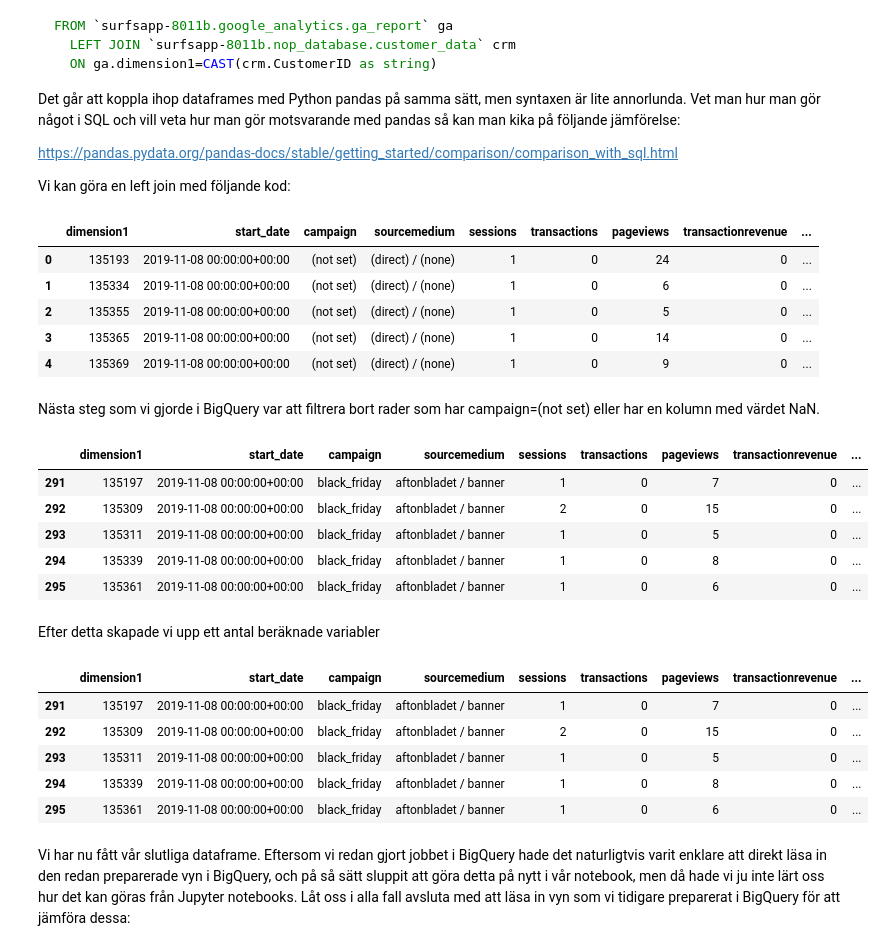
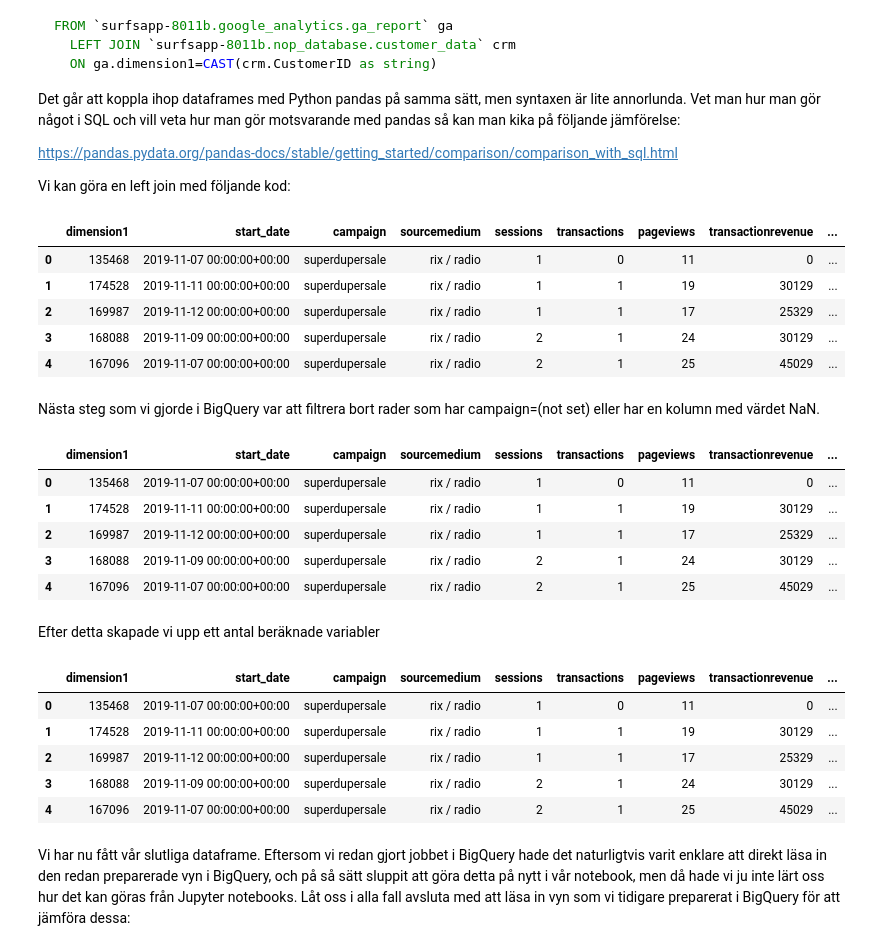
Before and after one commit to hornstein/multichannel-analytics, a Jupyter notebook: introduktion.ipynb, the cells around one changed output. Drawn from its saved outputs; the diff is of its cells as text; code cells hidden in the pictures.

```diff
--- a/introduktion.ipynb
+++ b/introduktion.ipynb
@@ -174,46 +174,43 @@ https://pandas.pydata.org/pandas-docs/stable/getting_started/comparison/comparis
 
 Vi kan göra en left join med följande kod:
 # %%
-combined_df = pd.merge(ga_report, customer_data.rename(columns={'CustomerID': 'dimension1'}), on='dimension1', how='left')
+combined_df = pd.merge(ga_report, customer_data, left_on='dimension1', right_on='CustomerID', how='left')
 combined_df.head()
 # %% [output]
 |  | dimension1 | start_date | campaign | sourcemedium | sessions | transactions | pageviews | transactionrevenue | ... |
-| 0 | 135193 | 2019-11-08 00:00:00+00:00 | (not set) | (direct) / (none) | 1 | 0 | 24 | 0 | ... |
-| 1 | 135334 | 2019-11-08 00:00:00+00:00 | (not set) | (direct) / (none) | 1 | 0 | 6 | 0 | ... |
-| 2 | 135355 | 2019-11-08 00:00:00+00:00 | (not set) | (direct) / (none) | 1 | 0 | 5 | 0 | ... |
-| 3 | 135365 | 2019-11-08 00:00:00+00:00 | (not set) | (direct) / (none) | 1 | 0 | 14 | 0 | ... |
-| 4 | 135369 | 2019-11-08 00:00:00+00:00 | (not set) | (direct) / (none) | 1 | 0 | 9 | 0 | ... |
+| 0 | 135468 | 2019-11-07 00:00:00+00:00 | superdupersale | rix / radio | 1 | 0 | 11 | 0 | ... |
+| 1 | 174528 | 2019-11-11 00:00:00+00:00 | superdupersale | rix / radio | 1 | 1 | 19 | 30129 | ... |
+| 2 | 169987 | 2019-11-12 00:00:00+00:00 | superdupersale | rix / radio | 1 | 1 | 17 | 25329 | ... |
+| 3 | 168088 | 2019-11-09 00:00:00+00:00 | superdupersale | rix / radio | 2 | 1 | 24 | 30129 | ... |
+| 4 | 167096 | 2019-11-07 00:00:00+00:00 | superdupersale | rix / radio | 2 | 1 | 25 | 45029 | ... |
 # %% [markdown]
 Nästa steg som vi gjorde i BigQuery var att filtrera bort rader som har campaign=(not set) eller har en kolumn med värdet NaN.
 # %%
-import numpy as np
-
-combined_df = combined_df.drop(combined_df[(combined_df.campaign == '(not set)')].index)
-combined_df = combined_df.replace(to_replace='None', value=np.nan).dropna()
-combined_df.dropna()
+combined_df = combined_df[combined_df['campaign'] != '(not set)']
+combined_df = combined_df[combined_df['ZipPostalCode'].notna()]
 combined_df.head()
 # %% [output]
 |  | dimension1 | start_date | campaign | sourcemedium | sessions | transactions | pageviews | transactionrevenue | ... |
-| 291 | 135197 | 2019-11-08 00:00:00+00:00 | black_friday | aftonbladet / banner | 1 | 0 | 7 | 0 | ... |
-| 292 | 135309 | 2019-11-08 00:00:00+00:00 | black_friday | aftonbladet / banner | 2 | 0 | 15 | 0 | ... |
-| 293 | 135311 | 2019-11-08 00:00:00+00:00 | black_friday | aftonbladet / banner | 1 | 0 | 5 | 0 | ... |
-| 294 | 135339 | 2019-11-08 00:00:00+00:00 | black_friday | aftonbladet / banner | 1 | 0 | 8 | 0 | ... |
-| 295 | 135361 | 2019-11-08 00:00:00+00:00 | black_friday | aftonbladet / banner | 1 | 0 | 6 | 0 | ... |
+| 0 | 135468 | 2019-11-07 00:00:00+00:00 | superdupersale | rix / radio | 1 | 0 | 11 | 0 | ... |
+| 1 | 174528 | 2019-11-11 00:00:00+00:00 | superdupersale | rix / radio | 1 | 1 | 19 | 30129 | ... |
+| 2 | 169987 | 2019-11-12 00:00:00+00:00 | superdupersale | rix / radio | 1 | 1 | 17 | 25329 | ... |
+| 3 | 168088 | 2019-11-09 00:00:00+00:00 | superdupersale | rix / radio | 2 | 1 | 24 | 30129 | ... |
+| 4 | 167096 | 2019-11-07 00:00:00+00:00 | superdupersale | rix / radio | 2 | 1 | 25 | 45029 | ... |
 # %% [markdown]
 Efter detta skapade vi upp ett antal beräknade variabler
 # %%
-
+import numpy as np
 combined_df['Male']=np.where(combined_df['Gender']=='M', 1, 0)
 combined_df['Female']=np.where(combined_df['Gender']=='F', 1, 0)
 combined_df['Age']=2019-pd.DatetimeIndex(combined_df['DateOfBirth']).year
 combined_df.head()
 # %% [output]
 |  | dimension1 | start_date | campaign | sourcemedium | sessions | transactions | pageviews | transactionrevenue | ... |
-| 291 | 135197 | 2019-11-08 00:00:00+00:00 | black_friday | aftonbladet / banner | 1 | 0 | 7 | 0 | ... |
-| 292 | 135309 | 2019-11-08 00:00:00+00:00 | black_friday | aftonbladet / banner | 2 | 0 | 15 | 0 | ... |
-| 293 | 135311 | 2019-11-08 00:00:00+00:00 | black_friday | aftonbladet / banner | 1 | 0 | 5 | 0 | ... |
-| 294 | 135339 | 2019-11-08 00:00:00+00:00 | black_friday | aftonbladet / banner | 1 | 0 | 8 | 0 | ... |
-| 295 | 135361 | 2019-11-08 00:00:00+00:00 | black_friday | aftonbladet / banner | 1 | 0 | 6 | 0 | ... |
+| 0 | 135468 | 2019-11-07 00:00:00+00:00 | superdupersale | rix / radio | 1 | 0 | 11 | 0 | ... |
+| 1 | 174528 | 2019-11-11 00:00:00+00:00 | superdupersale | rix / radio | 1 | 1 | 19 | 30129 | ... |
+| 2 | 169987 | 2019-11-12 00:00:00+00:00 | superdupersale | rix / radio | 1 | 1 | 17 | 25329 | ... |
+| 3 | 168088 | 2019-11-09 00:00:00+00:00 | superdupersale | rix / radio | 2 | 1 | 24 | 30129 | ... |
+| 4 | 167096 | 2019-11-07 00:00:00+00:00 | superdupersale | rix / radio | 2 | 1 | 25 | 45029 | ... |
 # %% [markdown]
 Vi har nu fått vår slutliga dataframe. Eftersom vi redan gjort jobbet i BigQuery hade det naturligtvis varit enklare att direkt läsa in den redan preparerade vyn i BigQuery, och på så sätt sluppit att göra detta på nytt i vår notebook, men då hade vi ju inte lärt oss hur det kan göras från Jupyter notebooks. Låt oss i alla fall avsluta med att läsa in vyn som vi tidigare preparerat i BigQuery för att jämföra dessa:
 # %%
```
Also changed, not shown: parts of 12 cells of this notebook, 7 other files.
